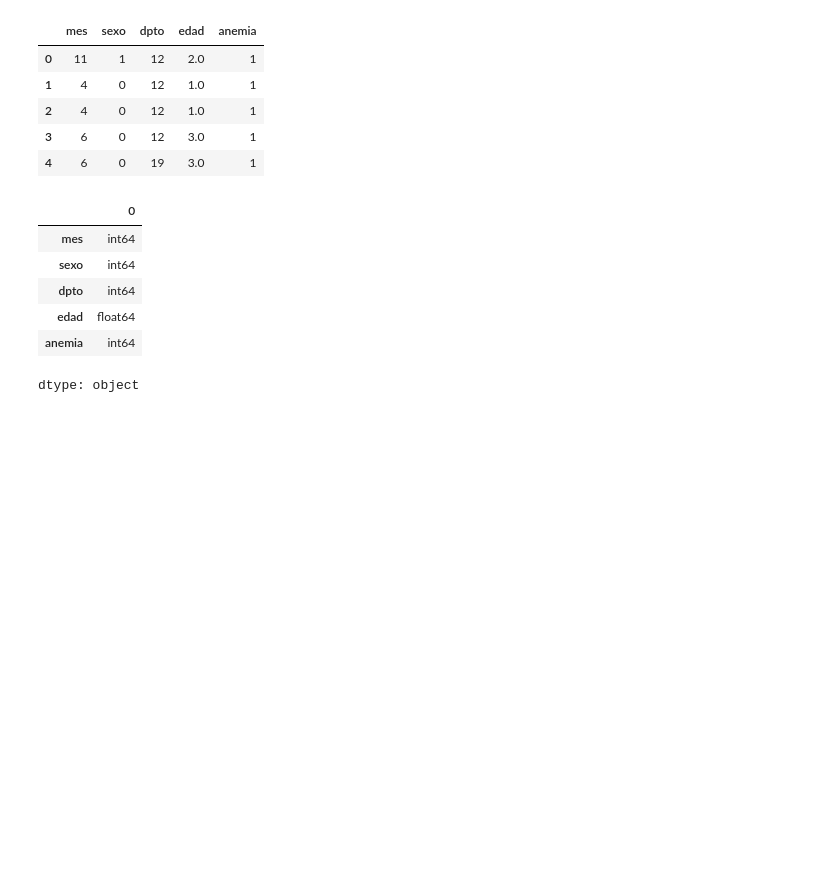
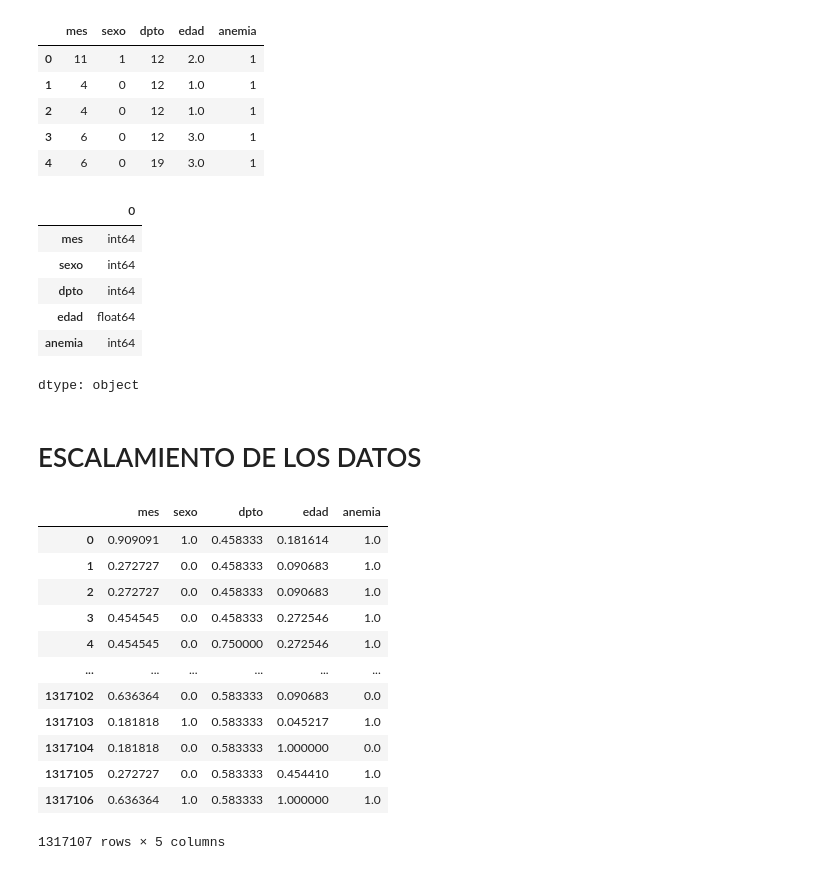
Before and after one commit to cesarmayta/BOOTCAMP_DSG1, a Jupyter notebook: dia3/14_ejercicio_datosabiertos_anemia.ipynb, the cells around one changed output. Cells and saved outputs as stored; diff of their text form; code cells hidden in the pictures; blank space fills up the shorter version.

```diff
--- a/dia3/14_ejercicio_datosabiertos_anemia.ipynb
+++ b/dia3/14_ejercicio_datosabiertos_anemia.ipynb
@@ -260,3 +260,26 @@ df_anemia_processed.dtypes
 | edad | float64 |
 | anemia | int64 |
 dtype: object
+# %% [markdown]
+# ESCALAMIENTO DE LOS DATOS
+# %%
+from sklearn.preprocessing import MinMaxScaler
+scaler = MinMaxScaler()
+df_anemia_processed_scaled = scaler.fit_transform(df_anemia_processed)
+df_anemia_processed_scaled = pd.DataFrame(df_anemia_processed_scaled)
+df_anemia_processed_scaled.columns = df_anemia_processed.columns
+df_anemia_processed_scaled
+# %% [output]
+|  | mes | sexo | dpto | edad | anemia |
+| 0 | 0.909091 | 1.0 | 0.458333 | 0.181614 | 1.0 |
+| 1 | 0.272727 | 0.0 | 0.458333 | 0.090683 | 1.0 |
+| 2 | 0.272727 | 0.0 | 0.458333 | 0.090683 | 1.0 |
+| 3 | 0.454545 | 0.0 | 0.458333 | 0.272546 | 1.0 |
+| 4 | 0.454545 | 0.0 | 0.750000 | 0.272546 | 1.0 |
+| ... | ... | ... | ... | ... | ... |
+| 1317102 | 0.636364 | 0.0 | 0.583333 | 0.090683 | 0.0 |
+| 1317103 | 0.181818 | 1.0 | 0.583333 | 0.045217 | 1.0 |
+| 1317104 | 0.181818 | 0.0 | 0.583333 | 1.000000 | 0.0 |
+| 1317105 | 0.272727 | 0.0 | 0.583333 | 0.454410 | 1.0 |
+| 1317106 | 0.636364 | 1.0 | 0.583333 | 1.000000 | 1.0 |
+1317107 rows × 5 columns
```
Also changed, not shown: parts of 9 cells of this notebook.
